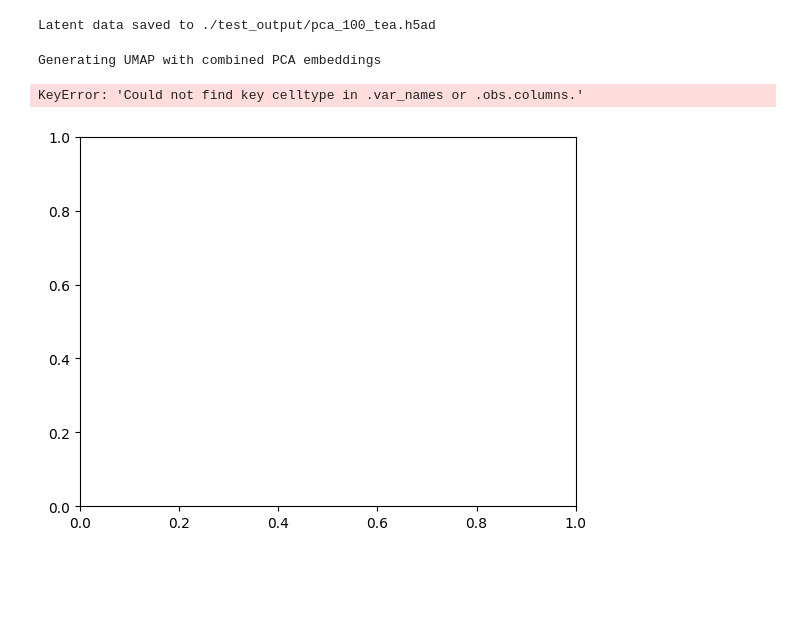
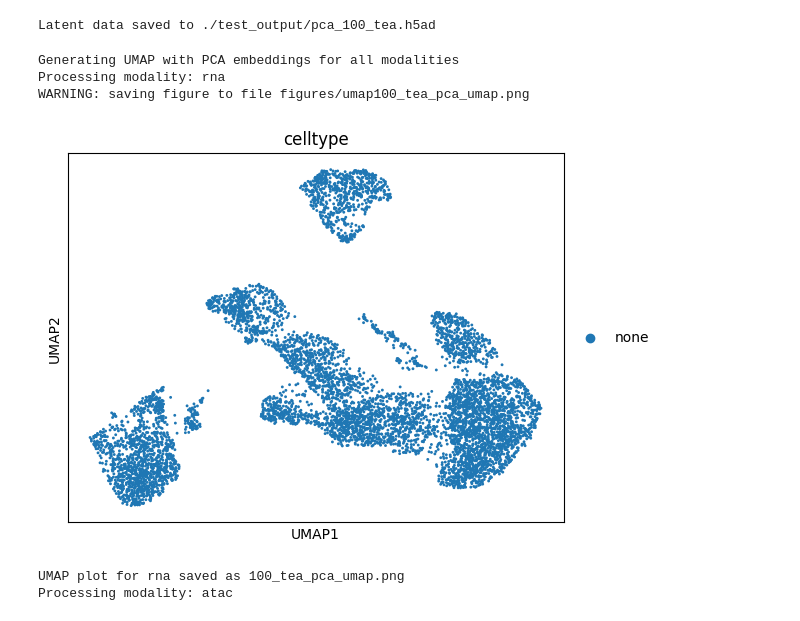
Before and after one commit to sifrimlab/multi-verse, a Jupyter notebook: test_PCA.ipynb, the cells around one changed output. Cells and saved outputs as stored; diff of their text form; code cells hidden in the pictures; blank space fills up the shorter version.

Commit message:
pca umap working

```diff
--- a/test_PCA.ipynb
+++ b/test_PCA.ipynb
@@ -55,8 +76,11 @@ Latent data saved to ./test_output/pca_100_tea.h5ad
 # %%
 # Generate UMAP visualization (optional)
 
-pca_model.umap(random_state=42, filename="100_tea_pca_umap.png")
+pca_model.umap(random_state=42, filename="100_tea_pca_umap.png", color_type='celltype')
 # %% [output]
-Generating UMAP with combined PCA embeddings
+Generating UMAP with PCA embeddings for all modalities
+Processing modality: rna
+WARNING: saving figure to file figures/umap100_tea_pca_umap.png
+[figure, new version]
-KeyError: 'Could not find key celltype in .var_names or .obs.columns.'
+UMAP plot for rna saved as 100_tea_pca_umap.png
+Processing modality: atac
-[figure, old version]
```
Also changed, not shown: parts of 3 cells of this notebook, 2 other files.
